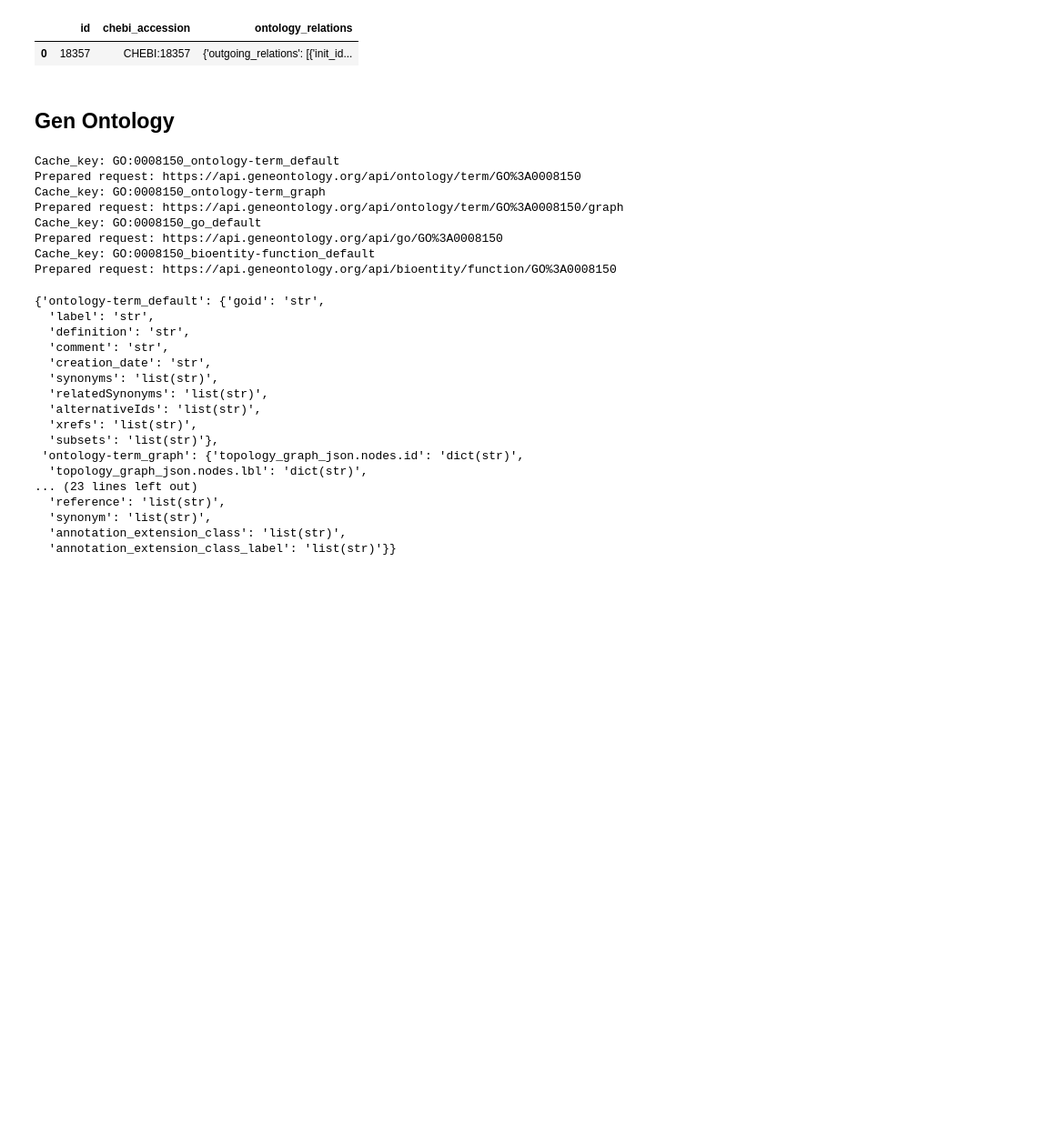
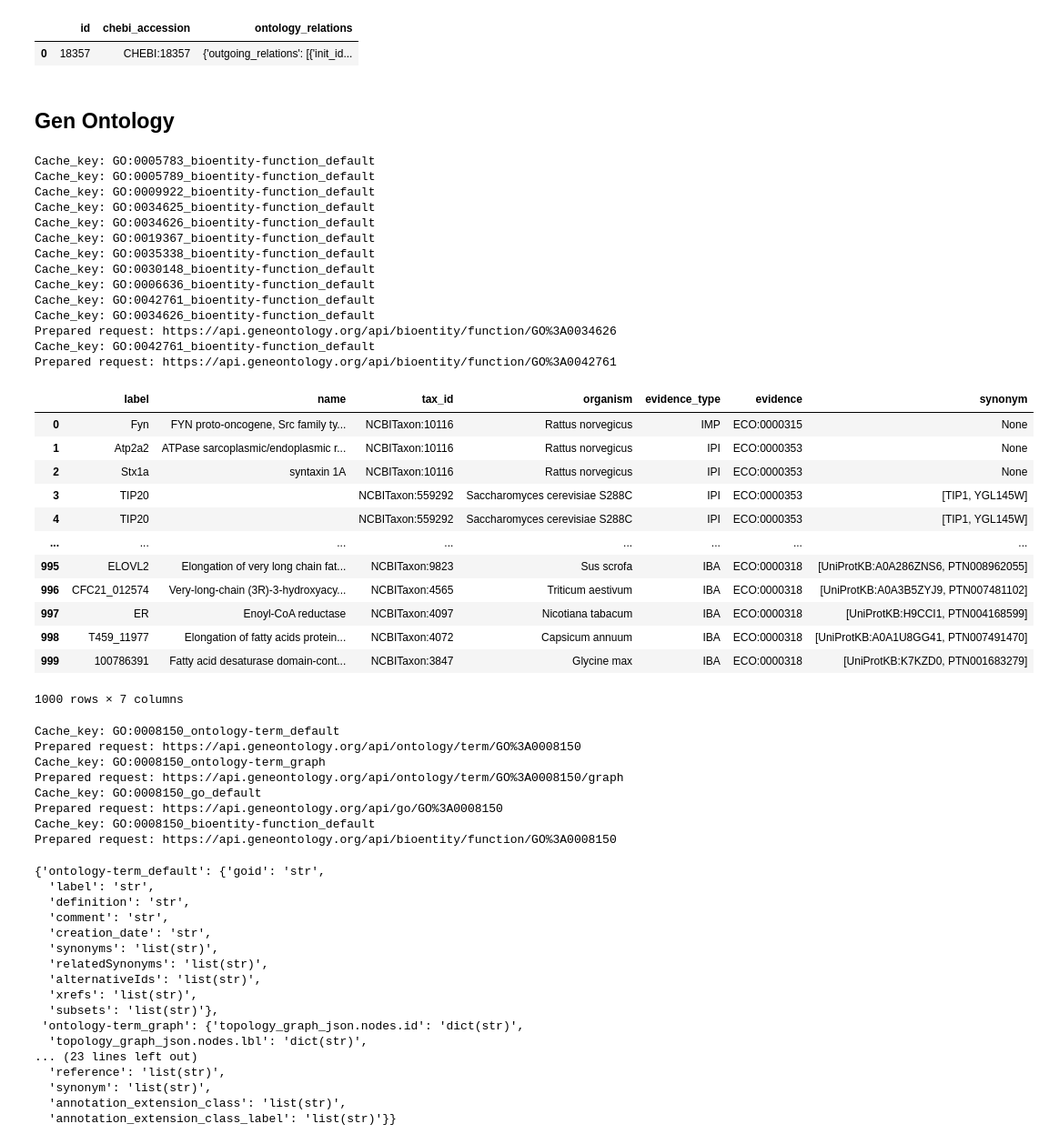
Before and after one commit to ProteinEngineering-PESB2/BioSeqDownloader, a Jupyter notebook: tests.ipynb, the cells around one changed output. Shown: that part at 91% size. Cells and saved outputs as stored; diff of their text form; code cells hidden in the pictures; blank space fills up the shorter version.

```diff
--- a/tests.ipynb
+++ b/tests.ipynb
@@ -1261,6 +1272,41 @@ from src.genontology import GenOntologyInterface
 instance = GenOntologyInterface(
     #fields_to_extract = ["goid", "label"]
 )
+# %%
+instance.fetch_batch(
+    queries=['GO:0005783', 'GO:0005789', 'GO:0009922', 'GO:0034625', 'GO:0034626', 'GO:0019367', 'GO:0035338', 'GO:0030148', 'GO:0006636', 'GO:0042761'],
+    method="bioentity-function",
+    parse=True,
+    to_dataframe=True
+)
+# %% [output]
+Cache_key: GO:0005783_bioentity-function_default
+Cache_key: GO:0005789_bioentity-function_default
+Cache_key: GO:0009922_bioentity-function_default
+Cache_key: GO:0034625_bioentity-function_default
+Cache_key: GO:0034626_bioentity-function_default
+Cache_key: GO:0019367_bioentity-function_default
+Cache_key: GO:0035338_bioentity-function_default
+Cache_key: GO:0030148_bioentity-function_default
+Cache_key: GO:0006636_bioentity-function_default
+Cache_key: GO:0042761_bioentity-function_default
+Cache_key: GO:0034626_bioentity-function_default
+Prepared request: https://api.geneontology.org/api/bioentity/function/GO%3A0034626
+Cache_key: GO:0042761_bioentity-function_default
+Prepared request: https://api.geneontology.org/api/bioentity/function/GO%3A0042761
+|  | label | name | tax_id | organism | evidence_type | evidence | synonym |
+| 0 | Fyn | FYN proto-oncogene, Src family ty... | NCBITaxon:10116 | Rattus norvegicus | IMP | ECO:0000315 | None |
+| 1 | Atp2a2 | ATPase sarcoplasmic/endoplasmic r... | NCBITaxon:10116 | Rattus norvegicus | IPI | ECO:0000353 | None |
+| 2 | Stx1a | syntaxin 1A | NCBITaxon:10116 | Rattus norvegicus | IPI | ECO:0000353 | None |
+| 3 | TIP20 |  | NCBITaxon:559292 | Saccharomyces cerevisiae S288C | IPI | ECO:0000353 | [TIP1, YGL145W] |
+| 4 | TIP20 |  | NCBITaxon:559292 | Saccharomyces cerevisiae S288C | IPI | ECO:0000353 | [TIP1, YGL145W] |
+| ... | ... | ... | ... | ... | ... | ... | ... |
+| 995 | ELOVL2 | Elongation of very long chain fat... | NCBITaxon:9823 | Sus scrofa | IBA | ECO:0000318 | [UniProtKB:A0A286ZNS6, PTN008962055] |
+| 996 | CFC21_012574 | Very-long-chain (3R)-3-hydroxyacy... | NCBITaxon:4565 | Triticum aestivum | IBA | ECO:0000318 | [UniProtKB:A0A3B5ZYJ9, PTN007481102] |
+| 997 | ER | Enoyl-CoA reductase | NCBITaxon:4097 | Nicotiana tabacum | IBA | ECO:0000318 | [UniProtKB:H9CCI1, PTN004168599] |
+| 998 | T459_11977 | Elongation of fatty acids protein... | NCBITaxon:4072 | Capsicum annuum | IBA | ECO:0000318 | [UniProtKB:A0A1U8GG41, PTN007491470] |
+| 999 | 100786391 | Fatty acid desaturase domain-cont... | NCBITaxon:3847 | Glycine max | IBA | ECO:0000318 | [UniProtKB:K7KZD0, PTN001683279] |
+1000 rows × 7 columns
 # %%
 instance.get_dummy()
 # %% [output]
```
Also changed, not shown: parts of 11 cells of this notebook, 10 other files.
